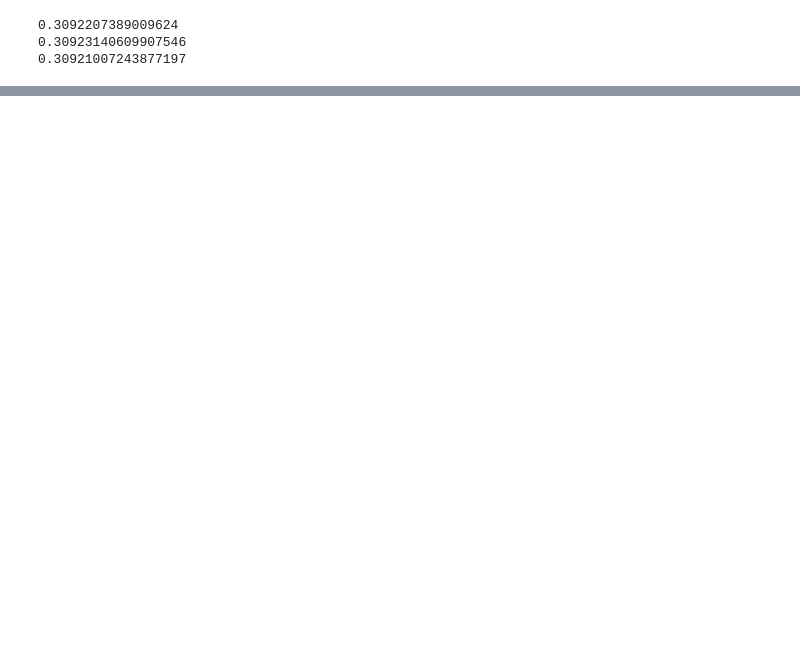
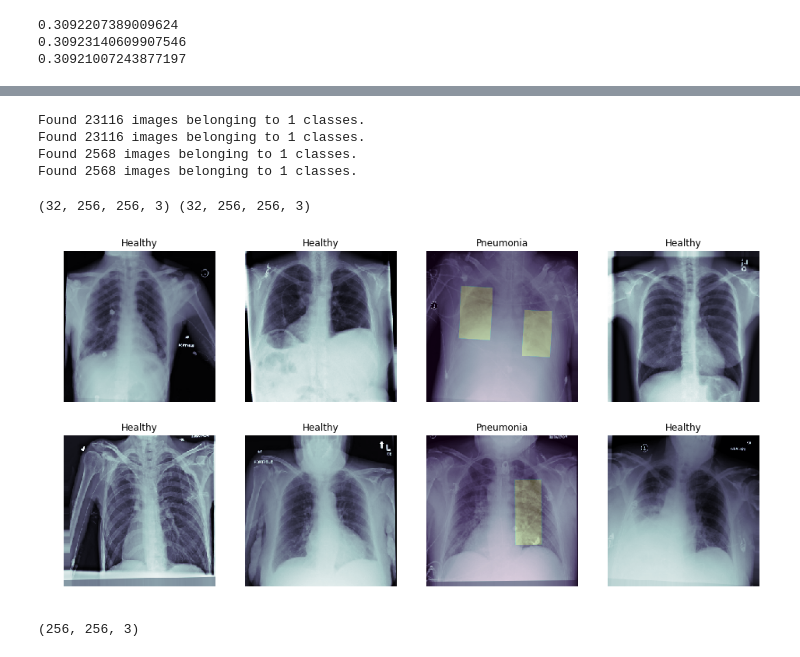
Before and after one commit to jsreid13/syde677-project, a Jupyter notebook: scripts/deepnet.ipynb, the cells around one changed output, grey strips where cells are left out. Drawn from its saved outputs; the diff is of its cells as text; code cells hidden in the pictures; blank space fills up the shorter version.

```diff
--- a/scripts/deepnet.ipynb
+++ b/scripts/deepnet.ipynb
@@ -285,0 +329,80 @@ KeyError: 0
+# %%
+# we create two instances with the same arguments
+data_gen_args = dict(samplewise_center=False,
+                     samplewise_std_normalization=False,
+                     horizontal_flip = True,
+                     vertical_flip = False,
+                     height_shift_range = 0.05,
+                     width_shift_range = 0.02,
+                     rotation_range = 3,
+                     shear_range = 0.01,
+                     fill_mode = 'nearest',
+                     validation_split = 0.1,
+                     zoom_range = 0.05,
+                     preprocessing_function=preprocess_input
+                    )
+#data_gen_args = {}
+image_datagen = ImageDataGenerator(**data_gen_args)
+mask_datagen = ImageDataGenerator(**data_gen_args)
+
+# Provide the same seed and keyword arguments to the fit and flow methods
+seed = 2018
+
+image_dir = dicom_dir + 'sources'
+target_dir = dicom_dir + 'masks'
+
+train_image_generator = image_datagen.flow_from_directory(
+    image_dir,
+    class_mode=None,
+    seed=seed,
+    subset='training')
+train_mask_generator = mask_datagen.flow_from_directory(
+    target_dir,
+    class_mode=None,
+    seed=seed,
+    subset='training')
+valid_image_generator = image_datagen.flow_from_directory(
+    image_dir,
+    class_mode=None,
+    seed=seed,
+    subset='validation')
+valid_mask_generator = mask_datagen.flow_from_directory(
+    target_dir,
+    class_mode=None,
+    seed=seed,
+    subset='validation')
+
+# combine generators into one which yields image and masks
+train_generator = zip(train_image_generator, train_mask_generator)
+valid_generator = zip(valid_image_generator, valid_mask_generator)
+# %% [output]
+Found 23116 images belonging to 1 classes.
+Found 23116 images belonging to 1 classes.
+Found 2568 images belonging to 1 classes.
+Found 2568 images belonging to 1 classes.
+# %%
+train_src, train_tar = next(train_generator)
+
+print(train_src.shape, train_tar.shape)
+fig, m_axs = plt.subplots(2, 4, figsize = (16, 8))
+for (t_src, t_tar, ax) in zip(train_src, train_tar, m_axs.flatten()):
+    ax.imshow(t_src[:,:,0], cmap = 'bone')
+    if (t_tar<0).all():
+        # If the mask is all 0 then there's no pneumonia
+        title = 'Healthy'
+    else:
+        title = 'Pneumonia'
+        # print(t_tar[:,:,0])
+        ax.imshow(t_tar[:,:,0], alpha=0.2)
+    ax.set_title('%s' % title)
+    ax.axis('off')
+# %% [output]
+(32, 256, 256, 3) (32, 256, 256, 3)
+[figure, added]
+# %%
+print(train_src.shape[1:])
+base_pretrained_model = PTModel(input_shape = train_src.shape[1:],
+                                include_top = False)
+base_pretrained_model.trainable = False
+# %% [output]
+(256, 256, 3)
```
Also changed, not shown: parts of 10 cells of this notebook.
